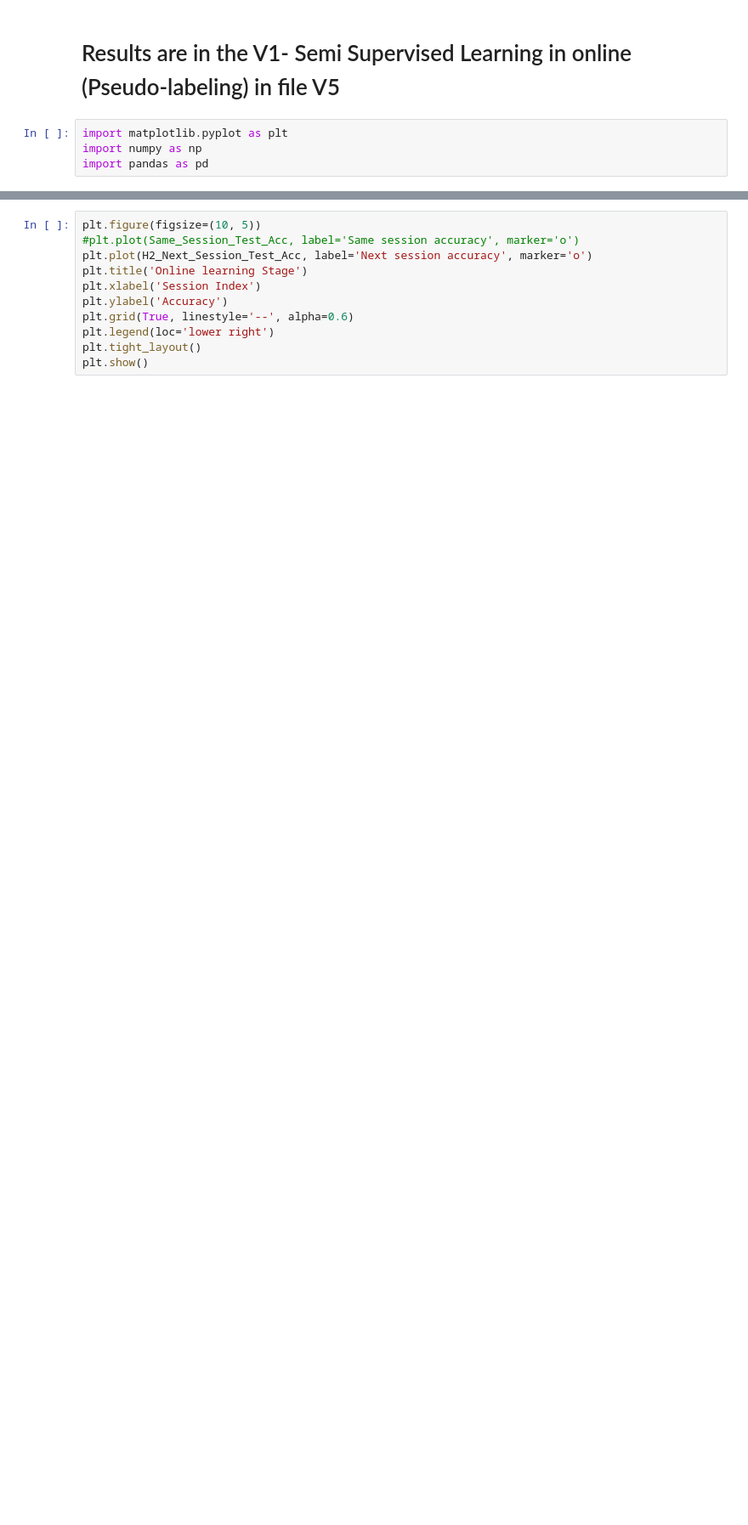
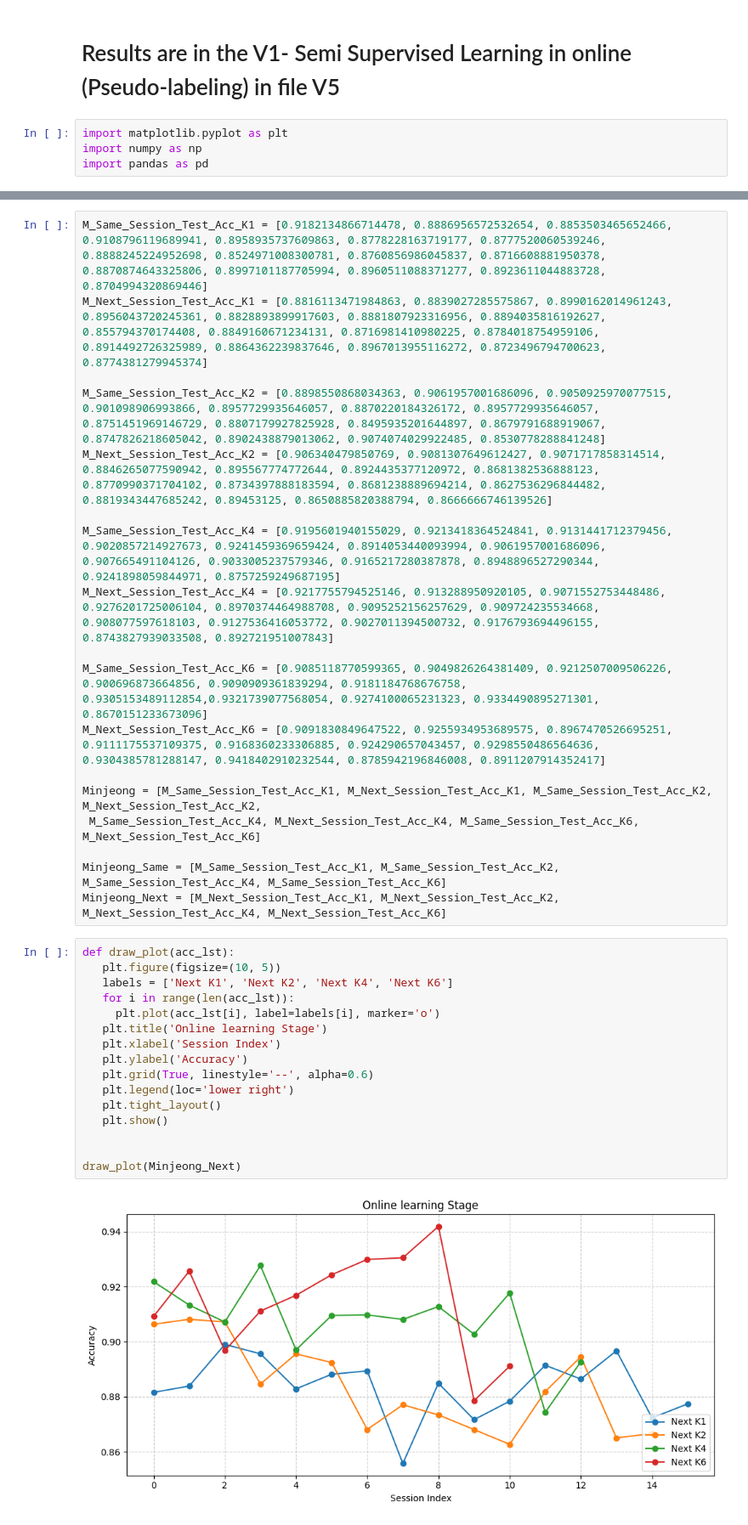
Before and after one commit to Hunminlee/Neural_Computing_Interface_MindForce, a Jupyter notebook: V6 Paper/Online gesture - Subsection 2/All_subjects.ipynb, the cells around one changed output, grey strips where cells are left out. Shown at 85% size. Cells and saved outputs as stored; diff of their text form; blank space fills up the shorter version.

```diff
--- a/V6 Paper/Online gesture - Subsection 2/All_subjects.ipynb
+++ b/V6 Paper/Online gesture - Subsection 2/All_subjects.ipynb
@@ -69,11 +107,36 @@ C_Next_Session_Test_Acc_K6 =
+# %%
+M_Same_Session_Test_Acc_K1 = [0.9182134866714478, 0.8886956572532654, 0.8853503465652466, 0.9108796119689941, 0.8958935737609863, 0.8778228163719177, 0.8777520060539246, 0.8888245224952698, 0.8524971008300781, 0.8760856986045837, 0.8716608881950378, 0.8870874643325806, 0.8997101187705994, 0.8960511088371277, 0.8923611044883728, 0.8704994320869446]
+M_Next_Session_Test_Acc_K1 = [0.8816113471984863, 0.8839027285575867, 0.8990162014961243, 0.8956043720245361, 0.8828893899917603, 0.8881807923316956, 0.8894035816192627, 0.855794370174408, 0.8849160671234131, 0.8716981410980225, 0.8784018754959106, 0.8914492726325989, 0.8864362239837646, 0.8967013955116272, 0.8723496794700623, 0.8774381279945374]
+
+M_Same_Session_Test_Acc_K2 = [0.8898550868034363, 0.9061957001686096, 0.9050925970077515, 0.901098906993866, 0.8957729935646057, 0.8870220184326172, 0.8957729935646057, 0.8751451969146729, 0.8807179927825928, 0.8495935201644897, 0.8679791688919067, 0.8747826218605042, 0.8902438879013062, 0.9074074029922485, 0.8530778288841248]
+M_Next_Session_Test_Acc_K2 = [0.906340479850769, 0.9081307649612427, 0.9071717858314514, 0.8846265077590942, 0.895567774772644, 0.8924435377120972, 0.8681382536888123, 0.8770990371704102, 0.8734397888183594, 0.8681238889694214, 0.8627536296844482, 0.8819343447685242, 0.89453125, 0.8650885820388794, 0.8666666746139526]
+
+M_Same_Session_Test_Acc_K4 = [0.9195601940155029, 0.9213418364524841, 0.9131441712379456, 0.9020857214927673, 0.9241459369659424, 0.8914053440093994, 0.9061957001686096, 0.907665491104126, 0.9033005237579346, 0.9165217280387878, 0.8948896527290344, 0.9241898059844971, 0.8757259249687195]
+M_Next_Session_Test_Acc_K4 = [0.9217755794525146, 0.913288950920105, 0.9071552753448486, 0.9276201725006104, 0.8970374464988708, 0.9095252156257629, 0.909724235534668, 0.908077597618103, 0.9127536416053772, 0.9027011394500732, 0.9176793694496155, 0.8743827939033508, 0.892721951007843]
+
+M_Same_Session_Test_Acc_K6 = [0.9085118770599365, 0.9049826264381409, 0.9212507009506226, 0.900696873664856, 0.9090909361839294, 0.9181184768676758, 0.9305153489112854,0.9321739077568054, 0.9274100065231323, 0.9334490895271301, 0.8670151233673096]
+M_Next_Session_Test_Acc_K6 = [0.9091830849647522, 0.9255934953689575, 0.8967470526695251, 0.9111175537109375, 0.9168360233306885, 0.924290657043457, 0.9298550486564636, 0.9304385781288147, 0.9418402910232544, 0.8785942196846008, 0.8911207914352417]
+
+Minjeong = [M_Same_Session_Test_Acc_K1, M_Next_Session_Test_Acc_K1, M_Same_Session_Test_Acc_K2, M_Next_Session_Test_Acc_K2,
+ M_Same_Session_Test_Acc_K4, M_Next_Session_Test_Acc_K4, M_Same_Session_Test_Acc_K6, M_Next_Session_Test_Acc_K6]
+
+Minjeong_Same = [M_Same_Session_Test_Acc_K1, M_Same_Session_Test_Acc_K2, M_Same_Session_Test_Acc_K4, M_Same_Session_Test_Acc_K6]
+Minjeong_Next = [M_Next_Session_Test_Acc_K1, M_Next_Session_Test_Acc_K2, M_Next_Session_Test_Acc_K4, M_Next_Session_Test_Acc_K6]
 # %%
-plt.figure(figsize=(10, 5))
-#plt.plot(Same_Session_Test_Acc, label='Same session accuracy', marker='o')
-plt.plot(H2_Next_Session_Test_Acc, label='Next session accuracy', marker='o')
-plt.title('Online learning Stage')
-plt.xlabel('Session Index')
-plt.ylabel('Accuracy')
-plt.grid(True, linestyle='--', alpha=0.6)
-plt.legend(loc='lower right')
-plt.tight_layout()
-plt.show()
+def draw_plot(acc_lst):
+   plt.figure(figsize=(10, 5))
+   labels = ['Next K1', 'Next K2', 'Next K4', 'Next K6']
+   for i in range(len(acc_lst)):
+     plt.plot(acc_lst[i], label=labels[i], marker='o')
+   plt.title('Online learning Stage')
+   plt.xlabel('Session Index')
+   plt.ylabel('Accuracy')
+   plt.grid(True, linestyle='--', alpha=0.6)
+   plt.legend(loc='lower right')
+   plt.tight_layout()
+   plt.show()
+
+
+draw_plot(Minjeong_Next)
+# %% [output]
+[figure, added]
```
Also changed, not shown: parts of 6 cells of this notebook, 5 other files.
